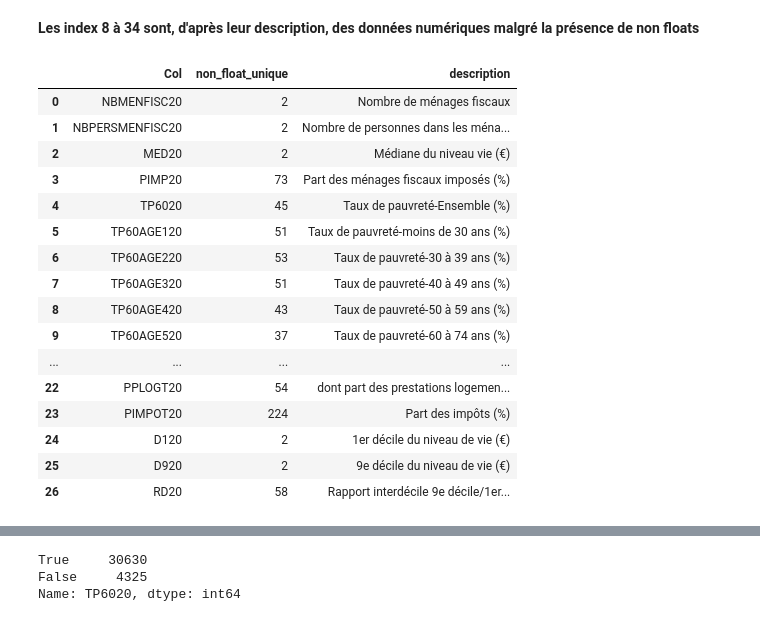
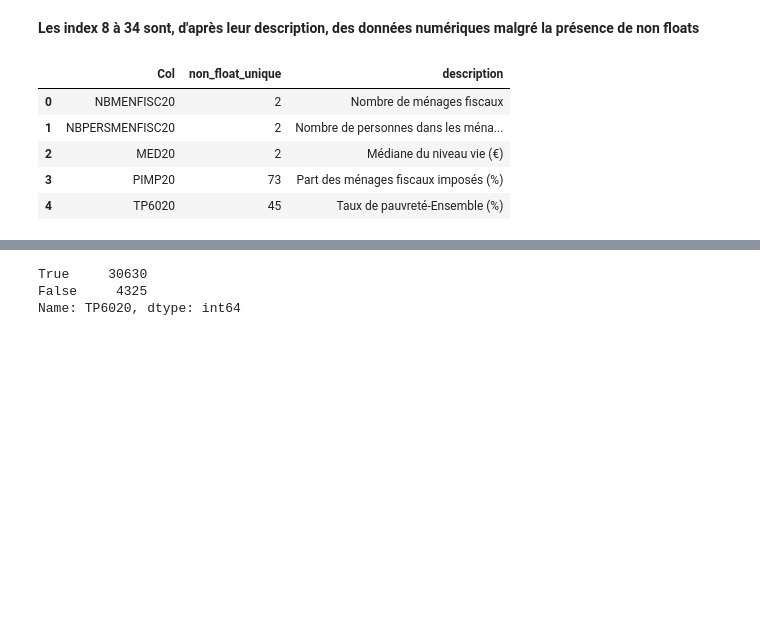
Before and after one commit to Mariehf64/fev23cda_french_industry, a Jupyter notebook: notebooks/Dataset 2020 - Etude des corrélations et ML TP6020.ipynb, the cells around one changed output, grey strips where cells are left out. Drawn from its saved outputs; the diff is of its cells as text; code cells hidden in the pictures; blank space fills up the shorter version.

```diff
--- a/notebooks/Dataset 2020 - Etude des corrélations et ML TP6020.ipynb
+++ b/notebooks/Dataset 2020 - Etude des corrélations et ML TP6020.ipynb
@@ -85,25 +94,13 @@ no_float_df
 # %% [markdown]
 **Les index 8 à 34 sont, d'après leur description, des données numériques malgré la présence de non floats**
 # %%
-#transformation du tableau pour n'avoir que les lignes qui nous interessent
+#transformation du tableau pour n'avoir que les index 8 à 34
 no_float_df = no_float_df.iloc[8:,].reset_index(drop=True)
+no_float_df.head()
+# %% [output]
+|  | Col | non_float_unique | description |
+| 0 | NBMENFISC20 | 2 | Nombre de ménages fiscaux |
+| 1 | NBPERSMENFISC20 | 2 | Nombre de personnes dans les ména... |
+| 2 | MED20 | 2 | Médiane du niveau vie (€) |
+| 3 | PIMP20 | 73 | Part des ménages fiscaux imposés (%) |
+| 4 | TP6020 | 45 | Taux de pauvreté-Ensemble (%) |
-# %%
-no_float_df
-# %% [output]
-|  | Col | non_float_unique | description |
-| 0 | NBMENFISC20 | 2 | Nombre de ménages fiscaux |
-| 1 | NBPERSMENFISC20 | 2 | Nombre de personnes dans les ména... |
-| 2 | MED20 | 2 | Médiane du niveau vie (€) |
-| 3 | PIMP20 | 73 | Part des ménages fiscaux imposés (%) |
-| 4 | TP6020 | 45 | Taux de pauvreté-Ensemble (%) |
-| 5 | TP60AGE120 | 51 | Taux de pauvreté-moins de 30 ans (%) |
-| 6 | TP60AGE220 | 53 | Taux de pauvreté-30 à 39 ans (%) |
-| 7 | TP60AGE320 | 51 | Taux de pauvreté-40 à 49 ans (%) |
-| 8 | TP60AGE420 | 43 | Taux de pauvreté-50 à 59 ans (%) |
-| 9 | TP60AGE520 | 37 | Taux de pauvreté-60 à 74 ans (%) |
-| ... | ... | ... | ... |
-| 22 | PPLOGT20 | 54 | dont part des prestations logemen... |
-| 23 | PIMPOT20 | 224 | Part des impôts (%) |
-| 24 | D120 | 2 | 1er décile du niveau de vie (€) |
-| 25 | D920 | 2 | 9e décile du niveau de vie (€) |
-| 26 | RD20 | 58 | Rapport interdécile 9e décile/1er... |
```
Also changed, not shown: parts of 71 cells of this notebook, 1 other file.
